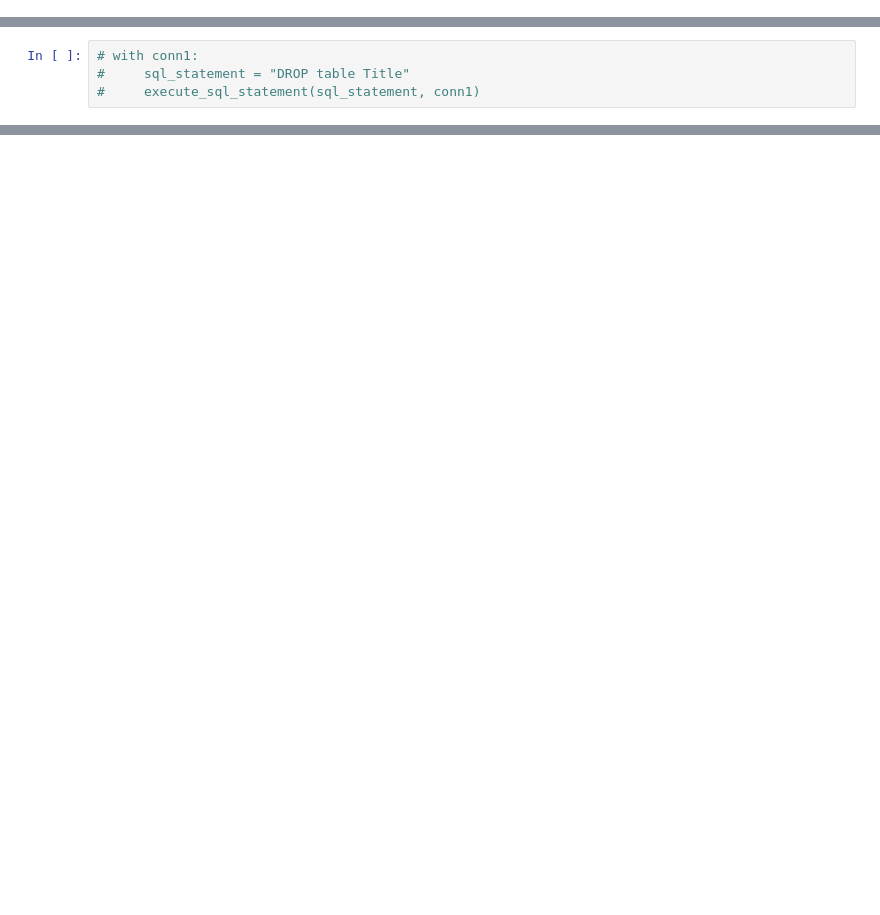
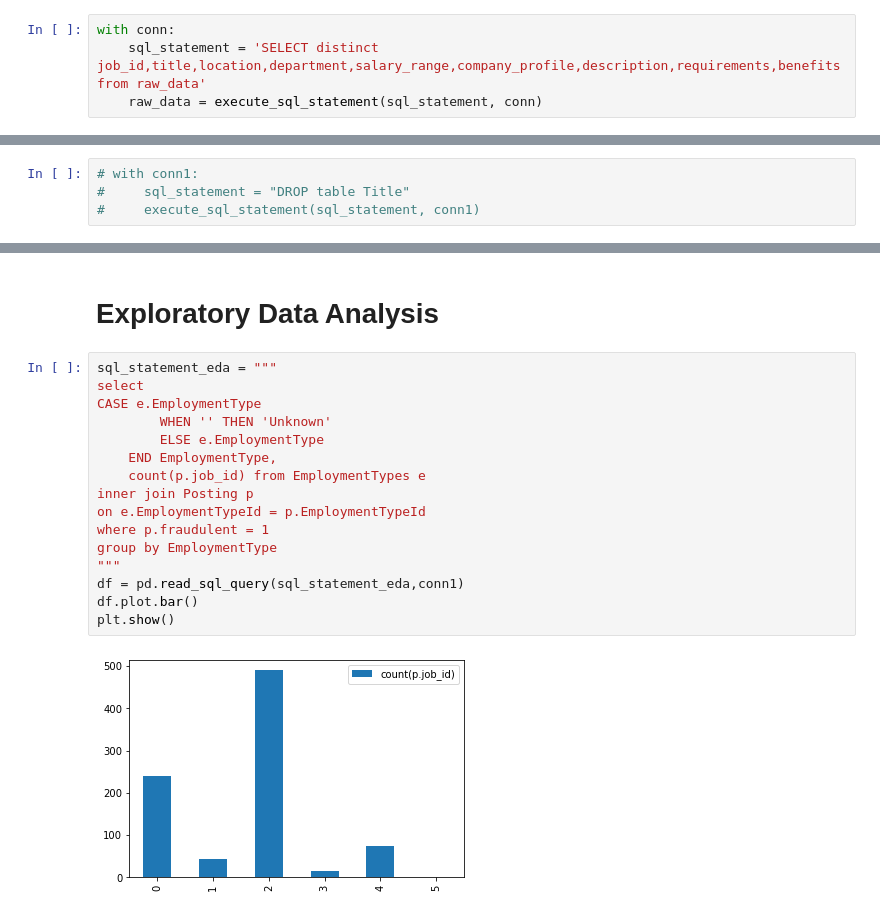
Before and after one commit to Shrestha097/Python_proj_EAS503, a Jupyter notebook: RealVsFakeJobPosting.ipynb, the cells around one changed output, grey strips where cells are left out. Saved outputs shown, nothing was run; the diff lists cells and outputs as text; blank space fills up the shorter version.

```diff
--- a/RealVsFakeJobPosting.ipynb
+++ b/RealVsFakeJobPosting.ipynb
@@ -222,0 +218,4 @@ df
+# %%
+with conn:
+    sql_statement = 'SELECT distinct job_id,title,location,department,salary_range,company_profile,description,requirements,benefits from raw_data'
+    raw_data = execute_sql_statement(sql_statement, conn)
@@ -471,0 +907,20 @@ memory usage: 2.5+ MB
+# %% [markdown]
+# Exploratory Data Analysis
+# %%
+sql_statement_eda = """
+select
+CASE e.EmploymentType
+        WHEN '' THEN 'Unknown'
+        ELSE e.EmploymentType
+    END EmploymentType,
+    count(p.job_id) from EmploymentTypes e
+inner join Posting p
+on e.EmploymentTypeId = p.EmploymentTypeId
+where p.fraudulent = 1
+group by EmploymentType
+"""
+df = pd.read_sql_query(sql_statement_eda,conn1)
+df.plot.bar()
+plt.show()
+# %% [output]
+[figure, added]
```
Also changed, not shown: parts of 36 cells of this notebook, 1 other file.
